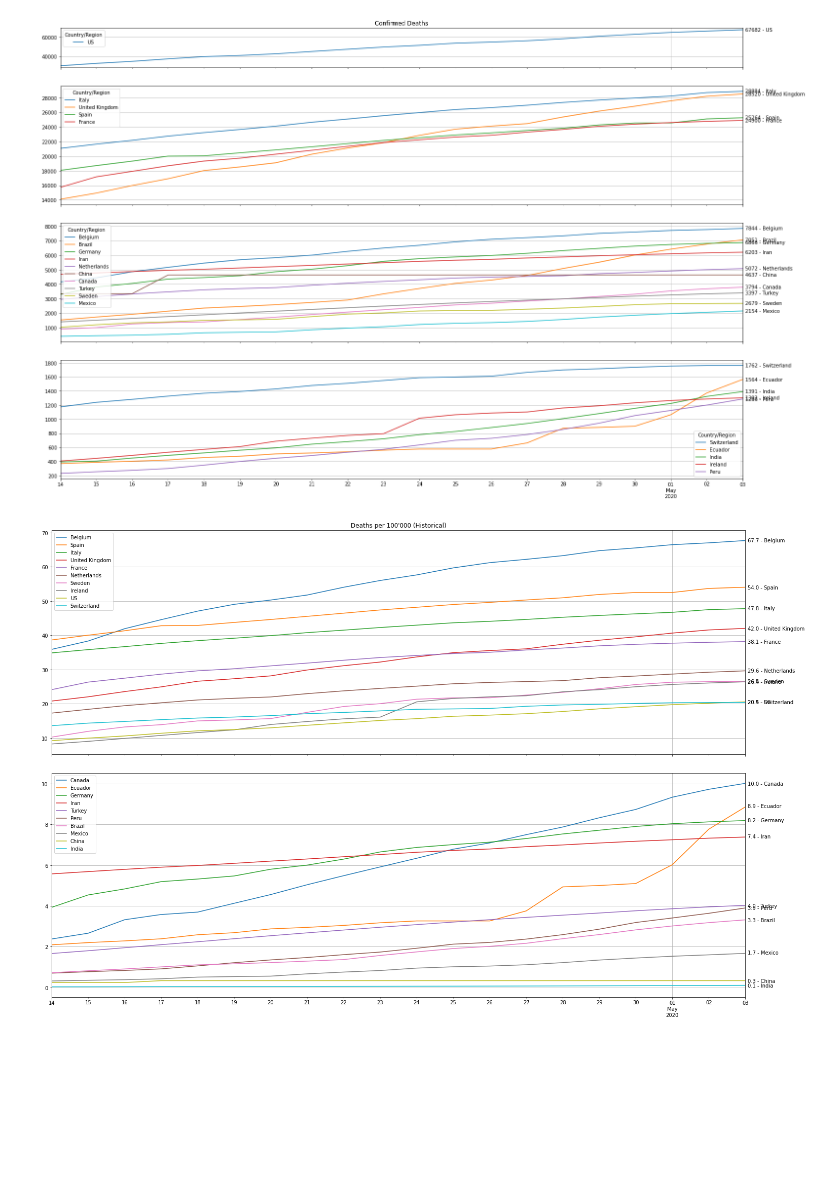
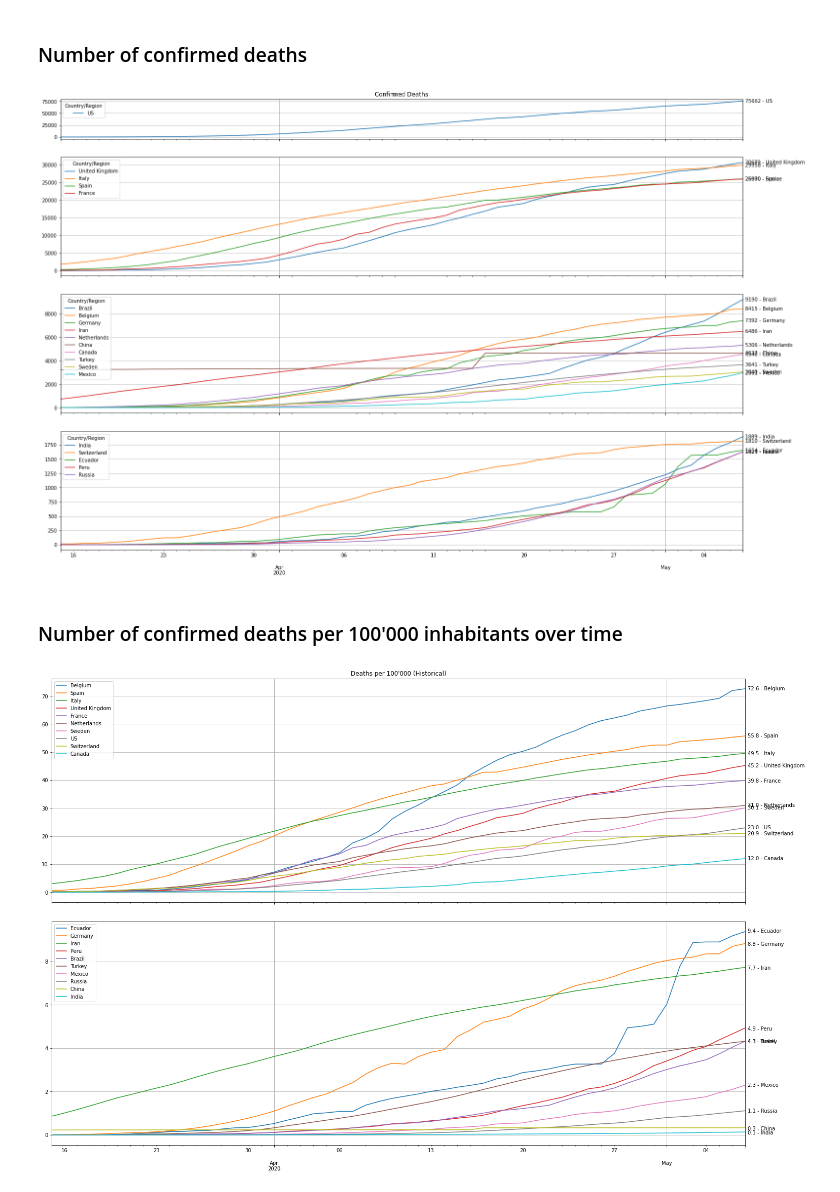
Before and after one commit to willharris/coronastats, a Jupyter notebook: coronastats.ipynb, the cells around one changed output. Saved outputs shown, nothing was run; the diff lists cells and outputs as text; code cells hidden in the pictures; blank space fills up the shorter version.

```diff
--- a/coronastats.ipynb
+++ b/coronastats.ipynb
@@ -1,13 +18,13 @@
 # %%
 import matplotlib.pyplot as plt
-import pandas
+import pandas as pd
 
 countries_csv = "https://raw.githubusercontent.com/CSSEGISandData/COVID-19/master/csse_covid_19_data/UID_ISO_FIPS_LookUp_Table.csv"
 cases_csv = "https://raw.githubusercontent.com/CSSEGISandData/COVID-19/master/csse_covid_19_data/csse_covid_19_time_series/time_series_covid19_confirmed_global.csv"
 deaths_csv = "https://raw.githubusercontent.com/CSSEGISandData/COVID-19/master/csse_covid_19_data/csse_covid_19_time_series/time_series_covid19_deaths_global.csv"
 
-countries = pandas.read_csv(countries_csv)
-cases = pandas.read_csv(cases_csv)
+countries = pd.read_csv(countries_csv)
+cases = pd.read_csv(cases_csv)
 cases = cases[~cases["Province/State"].isin(["Recovered", "Diamond Princess", "Grand Princess"])].groupby("Country/Region").sum()
-deaths = pandas.read_csv(deaths_csv)
+deaths = pd.read_csv(deaths_csv)
 deaths = deaths[~deaths["Province/State"].isin(["Recovered", "Diamond Princess", "Grand Princess"])].groupby("Country/Region").sum()
@@ -25,0 +49,9 @@ num_days = 20
+# %%
+# Starting date, e.g. March 15 2020
+num_days = (datetime.today() - datetime(2020, 3, 15)).days
+
+# Number of historical days
+# num_days = 30
+
+# All data
+# num_days = None
@@ -29,7 +67,7 @@ cases_trim = cases_interest.T.iloc[3:, :]
 if num_days:
     cases_trim = cases_trim.iloc[-num_days:, :]
 
-cases_trim.index = pandas.to_datetime(cases_trim.index)
+cases_trim.index = pd.to_datetime(cases_trim.index)
 
 fig, axes = plt.subplots(2, 1, sharex=True, gridspec_kw={"height_ratios": [1, 6]})
 fig.tight_layout(h_pad=0)
@@ -46,10 +84,12 @@ for k, v in last_row.items():
+# %% [markdown]
+### Number of confirmed deaths
 # %%
 deaths_trim = deaths_interest.T.iloc[3:, :]
 
 if num_days:
     deaths_trim = deaths_trim.iloc[-num_days:, :]
 
-deaths_trim.index = pandas.to_datetime(deaths_trim.index)
+deaths_trim.index = pd.to_datetime(deaths_trim.index)
 
 fig, axes = plt.subplots(4, 1, sharex=True, gridspec_kw={"height_ratios": [1, 3, 3, 3]})
 fig.tight_layout(h_pad=0)
@@ -72,33 +112,35 @@ for k, v in last_row.items():
     plot.annotate("%d - %s" % (v[0], v.name), (last_row.index[0], v[0]), xytext=(5, -3), textcoords="offset points")
     count += 1
 # %% [output]
-[figure, old version]
+[figure, new version]
+# %% [markdown]
+### Number of confirmed deaths per 100'000 inhabitants over time
 # %%
-dpm = pandas.DataFrame()
+dpm = pd.DataFrame()
 
 for k, v in deaths_trim.items():
     pop = int(countries[countries["Combined_Key"] == k]["Population"])
     factor = 100000 / pop
     series = v.mul(factor)
     dpm = dpm.append(series)
 
 dpm = dpm.sort_values(by=last_col_name, ascending=False).T
 
 fig, axes = plt.subplots(2, 1, sharex=True)#, gridspec_kw={"height_ratios": [2, 1]})
 fig.tight_layout(h_pad=0)
 dpm_plot1 = dpm.iloc[:, :10].plot(title="Deaths per 100'000 (Historical)", figsize=(22, 15), grid=True, ax=axes[0])
 dpm_plot2 = dpm.iloc[:, 10:].plot(grid=True, ax=axes[1])
 
 last_row = dpm.iloc[-1:, :]
 last_row
 count = 0
 for k, v in last_row.items():
     if count < 10:
         plot = dpm_plot1
     else:
         plot = dpm_plot2
     val = round(v[0], 1)
     plot.annotate("%.1f - %s" % (val, v.name), (v.index[0], val), xytext=(5, -3), textcoords="offset points")
     count += 1
 # %% [output]
-[figure, old version]
+[figure, new version]
```
Also changed, not shown: parts of 10 cells of this notebook.
